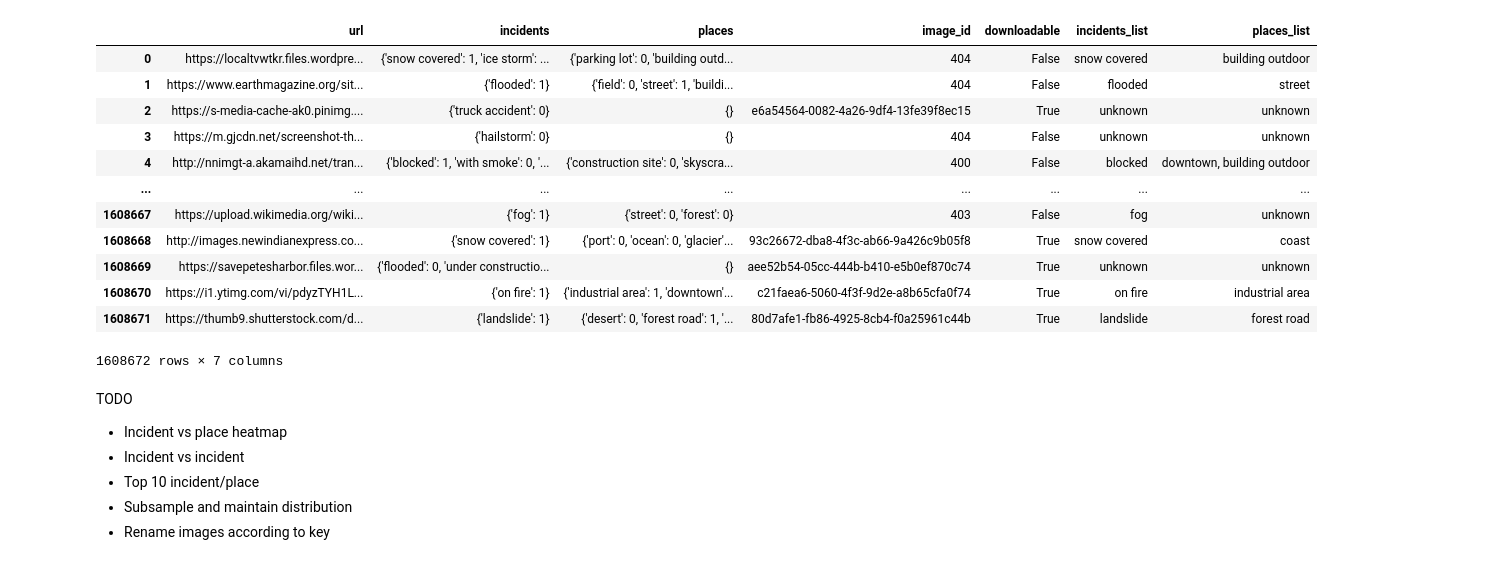
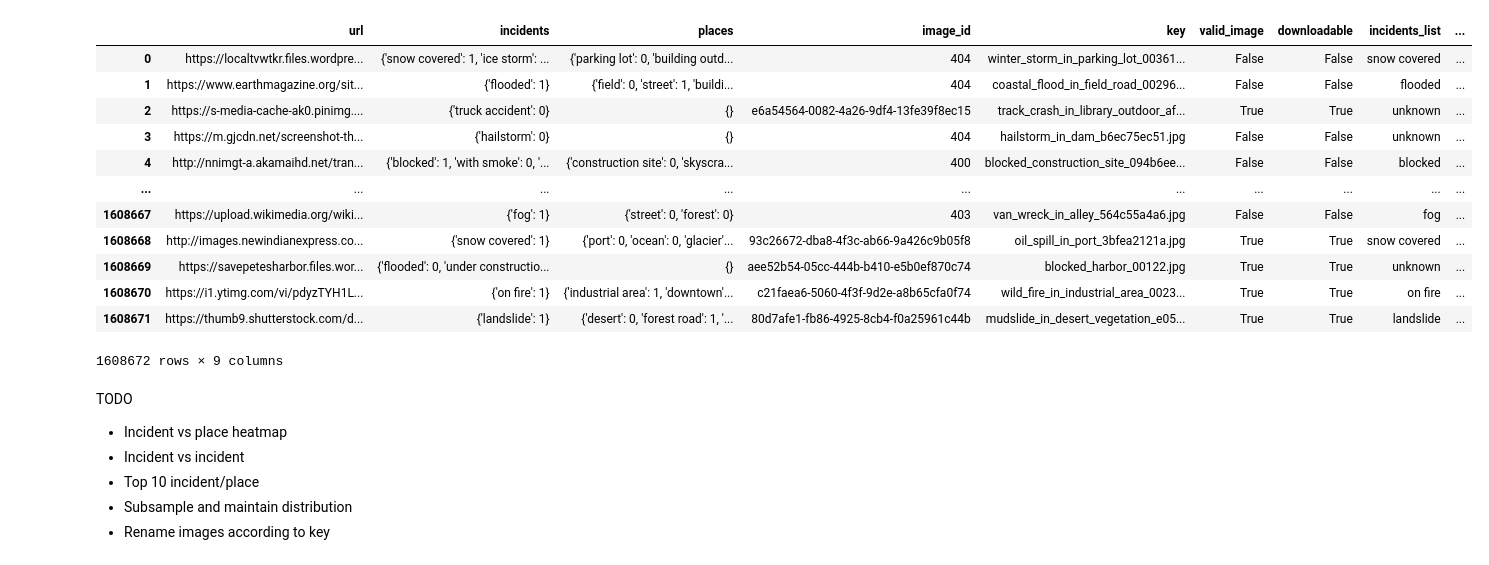
Before and after one commit to gguzzy/IncidentsDataset, a Jupyter notebook: preprocessing/visualize_dataset.ipynb, the cells around one changed output. Cells and saved outputs as stored; diff of their text form; code cells hidden in the pictures.

```diff
--- a/preprocessing/visualize_dataset.ipynb
+++ b/preprocessing/visualize_dataset.ipynb
@@ -4,20 +7,20 @@ import numpy as np
 # %%
-df = pd.read_pickle("../data/multi_label_train_v0.3.pkl")
+df = pd.read_pickle("../data/multi_label_train_v0.4.pkl")
 df
 # %% [output]
-|  | url | incidents | places | image_id | downloadable | incidents_list | places_list |
-| 0 | https://localtvwtkr.files.wordpre... | {'snow covered': 1, 'ice storm': ... | {'parking lot': 0, 'building outd... | 404 | False | snow covered | building outdoor |
-| 1 | https://www.earthmagazine.org/sit... | {'flooded': 1} | {'field': 0, 'street': 1, 'buildi... | 404 | False | flooded | street |
-| 2 | https://s-media-cache-ak0.pinimg.... | {'truck accident': 0} | {} | e6a54564-0082-4a26-9df4-13fe39f8ec15 | True | unknown | unknown |
-| 3 | https://m.gjcdn.net/screenshot-th... | {'hailstorm': 0} | {} | 404 | False | unknown | unknown |
-| 4 | http://nnimgt-a.akamaihd.net/tran... | {'blocked': 1, 'with smoke': 0, '... | {'construction site': 0, 'skyscra... | 400 | False | blocked | downtown, building outdoor |
-| ... | ... | ... | ... | ... | ... | ... | ... |
-| 1608667 | https://upload.wikimedia.org/wiki... | {'fog': 1} | {'street': 0, 'forest': 0} | 403 | False | fog | unknown |
-| 1608668 | http://images.newindianexpress.co... | {'snow covered': 1} | {'port': 0, 'ocean': 0, 'glacier'... | 93c26672-dba8-4f3c-ab66-9a426c9b05f8 | True | snow covered | coast |
-| 1608669 | https://savepetesharbor.files.wor... | {'flooded': 0, 'under constructio... | {} | aee52b54-05cc-444b-b410-e5b0ef870c74 | True | unknown | unknown |
-| 1608670 | https://i1.ytimg.com/vi/pdyzTYH1L... | {'on fire': 1} | {'industrial area': 1, 'downtown'... | c21faea6-5060-4f3f-9d2e-a8b65cfa0f74 | True | on fire | industrial area |
-| 1608671 | https://thumb9.shutterstock.com/d... | {'landslide': 1} | {'desert': 0, 'forest road': 1, '... | 80d7afe1-fb86-4925-8cb4-f0a25961c44b | True | landslide | forest road |
+|  | url | incidents | places | image_id | key | valid_image | downloadable | incidents_list | ... |
+| 0 | https://localtvwtkr.files.wordpre... | {'snow covered': 1, 'ice storm': ... | {'parking lot': 0, 'building outd... | 404 | winter_storm_in_parking_lot_00361... | False | False | snow covered | ... |
+| 1 | https://www.earthmagazine.org/sit... | {'flooded': 1} | {'field': 0, 'street': 1, 'buildi... | 404 | coastal_flood_in_field_road_00296... | False | False | flooded | ... |
+| 2 | https://s-media-cache-ak0.pinimg.... | {'truck accident': 0} | {} | e6a54564-0082-4a26-9df4-13fe39f8ec15 | track_crash_in_library_outdoor_af... | True | True | unknown | ... |
+| 3 | https://m.gjcdn.net/screenshot-th... | {'hailstorm': 0} | {} | 404 | hailstorm_in_dam_b6ec75ec51.jpg | False | False | unknown | ... |
+| 4 | http://nnimgt-a.akamaihd.net/tran... | {'blocked': 1, 'with smoke': 0, '... | {'construction site': 0, 'skyscra... | 400 | blocked_construction_site_094b6ee... | False | False | blocked | ... |
+| ... | ... | ... | ... | ... | ... | ... | ... | ... | ... |
+| 1608667 | https://upload.wikimedia.org/wiki... | {'fog': 1} | {'street': 0, 'forest': 0} | 403 | van_wreck_in_alley_564c55a4a6.jpg | False | False | fog | ... |
+| 1608668 | http://images.newindianexpress.co... | {'snow covered': 1} | {'port': 0, 'ocean': 0, 'glacier'... | 93c26672-dba8-4f3c-ab66-9a426c9b05f8 | oil_spill_in_port_3bfea2121a.jpg | True | True | snow covered | ... |
+| 1608669 | https://savepetesharbor.files.wor... | {'flooded': 0, 'under constructio... | {} | aee52b54-05cc-444b-b410-e5b0ef870c74 | blocked_harbor_00122.jpg | True | True | unknown | ... |
+| 1608670 | https://i1.ytimg.com/vi/pdyzTYH1L... | {'on fire': 1} | {'industrial area': 1, 'downtown'... | c21faea6-5060-4f3f-9d2e-a8b65cfa0f74 | wild_fire_in_industrial_area_0023... | True | True | on fire | ... |
+| 1608671 | https://thumb9.shutterstock.com/d... | {'landslide': 1} | {'desert': 0, 'forest road': 1, '... | 80d7afe1-fb86-4925-8cb4-f0a25961c44b | mudslide_in_desert_vegetation_e05... | True | True | landslide | ... |
-1608672 rows × 7 columns
+1608672 rows × 9 columns
 # %% [markdown]
 TODO
 
```
Also changed, not shown: parts of 8 cells of this notebook, 3 other files.
